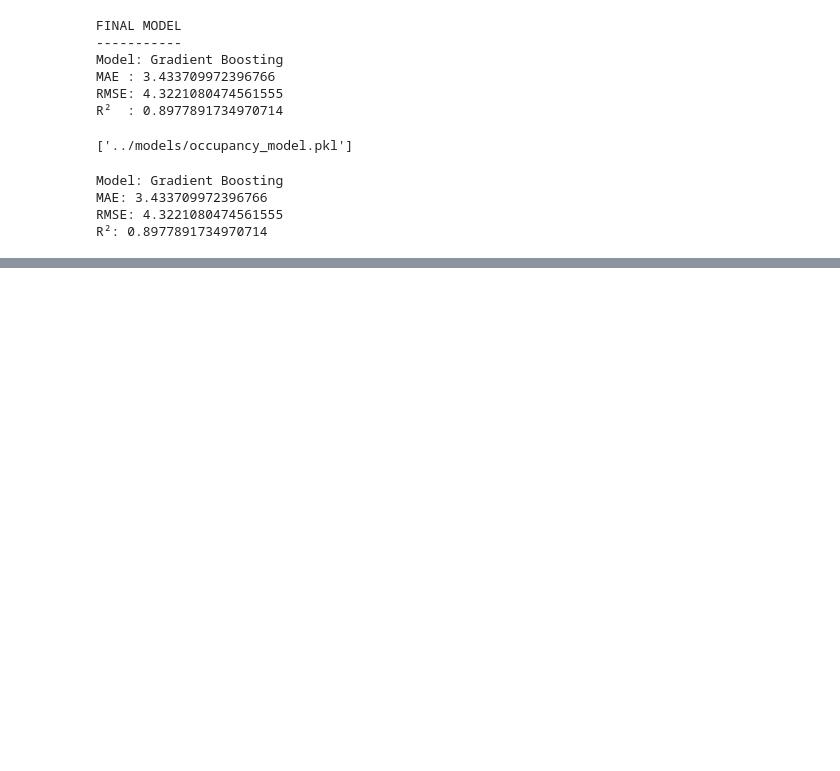
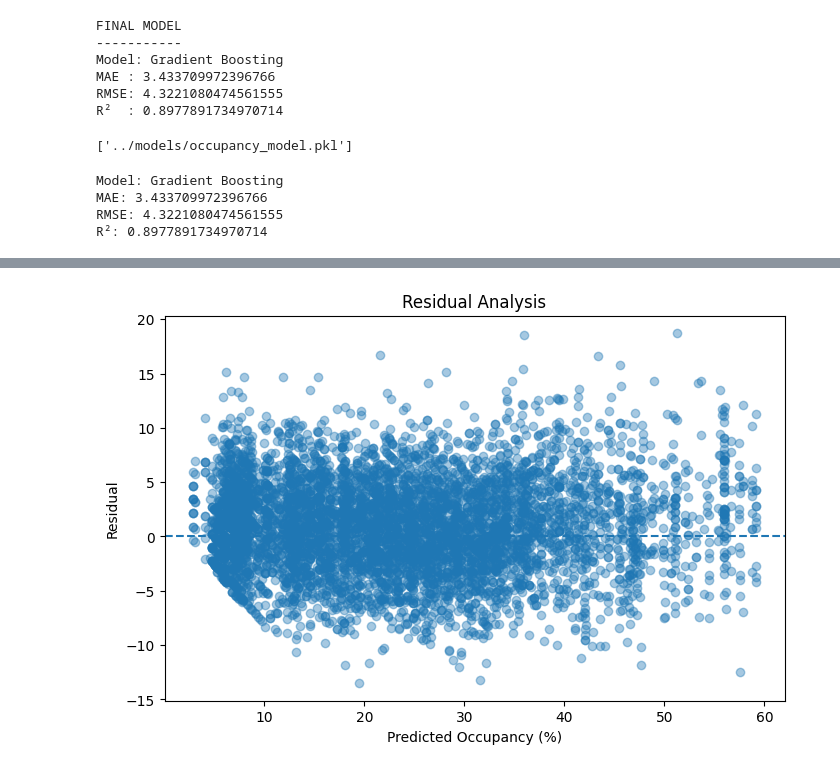
Before and after one commit to praveenchoppa/smart-parking-solution, a Jupyter notebook: ai/module3/notebooks/occupancy_prediction.ipynb, the cells around one changed output, grey strips where cells are left out. Saved outputs shown, nothing was run; the diff lists cells and outputs as text; code cells hidden in the pictures; blank space fills up the shorter version.

```diff
--- a/ai/module3/notebooks/occupancy_prediction.ipynb
+++ b/ai/module3/notebooks/occupancy_prediction.ipynb
@@ -644,0 +800,21 @@ R²: 0.8977891734970714
+# %%
+plt.figure(figsize=(8, 5))
+
+plt.scatter(
+    y_pred_gb,
+    residuals,
+    alpha=0.4
+)
+
+plt.axhline(
+    y=0,
+    linestyle="--"
+)
+
+plt.xlabel("Predicted Occupancy (%)")
+plt.ylabel("Residual")
+plt.title("Residual Analysis")
+
+plt.show()
+# %% [output]
+[figure, added]
```
Also changed, not shown: parts of 38 cells of this notebook, 3 other files.
